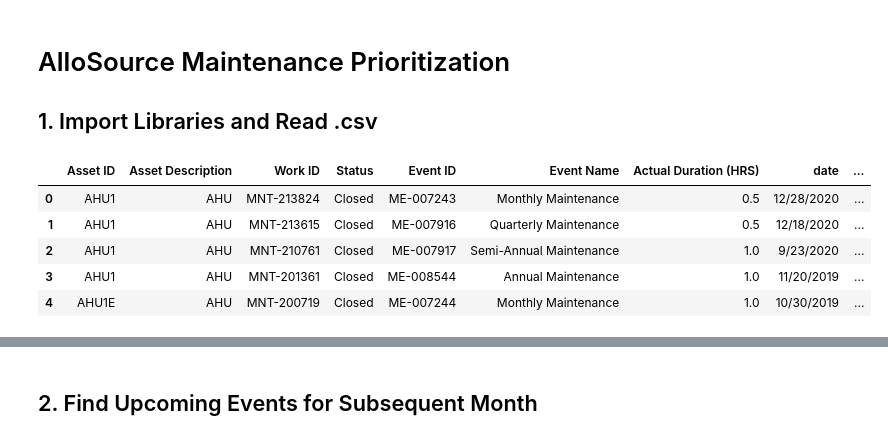
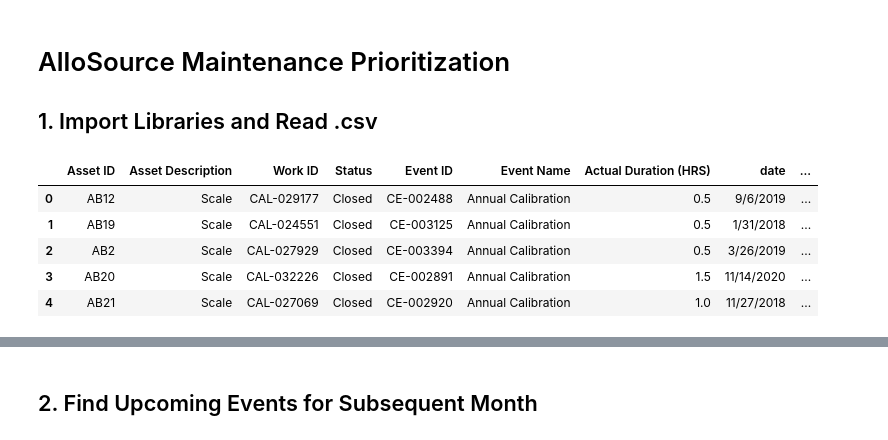
Before and after one commit to c14kevincardenas/AlloSource, a Jupyter notebook: Mx Prioritization.ipynb, the cells around one changed output, grey strips where cells are left out. Saved outputs shown, nothing was run; the diff lists cells and outputs as text; code cells hidden in the pictures.

```diff
--- a/Mx Prioritization.ipynb
+++ b/Mx Prioritization.ipynb
@@ -7,13 +7,13 @@ import datetime as dt
 import numpy as np
 import calendar
 # %%
-df = pd.read_csv('data/mx_raw.csv')
+df = pd.read_csv('mx_raw.csv')
 pd.set_option('display.max_rows', df.shape[0]+1)
 df.head()
 # %% [output]
 |  | Asset ID | Asset Description | Work ID | Status | Event ID | Event Name | Actual Duration (HRS) | date | ... |
-| 0 | AHU1 | AHU | MNT-213824 | Closed | ME-007243 | Monthly Maintenance | 0.5 | 12/28/2020 | ... |
-| 1 | AHU1 | AHU | MNT-213615 | Closed | ME-007916 | Quarterly Maintenance | 0.5 | 12/18/2020 | ... |
-| 2 | AHU1 | AHU | MNT-210761 | Closed | ME-007917 | Semi-Annual Maintenance | 1.0 | 9/23/2020 | ... |
-| 3 | AHU1 | AHU | MNT-201361 | Closed | ME-008544 | Annual Maintenance | 1.0 | 11/20/2019 | ... |
-| 4 | AHU1E | AHU | MNT-200719 | Closed | ME-007244 | Monthly Maintenance | 1.0 | 10/30/2019 | ... |
+| 0 | AB12 | Scale | CAL-029177 | Closed | CE-002488 | Annual Calibration | 0.5 | 9/6/2019 | ... |
+| 1 | AB19 | Scale | CAL-024551 | Closed | CE-003125 | Annual Calibration | 0.5 | 1/31/2018 | ... |
+| 2 | AB2 | Scale | CAL-027929 | Closed | CE-003394 | Annual Calibration | 0.5 | 3/26/2019 | ... |
+| 3 | AB20 | Scale | CAL-032226 | Closed | CE-002891 | Annual Calibration | 1.5 | 11/14/2020 | ... |
+| 4 | AB21 | Scale | CAL-027069 | Closed | CE-002920 | Annual Calibration | 1.0 | 11/27/2018 | ... |
```
Also changed, not shown: parts of 5 cells of this notebook.
